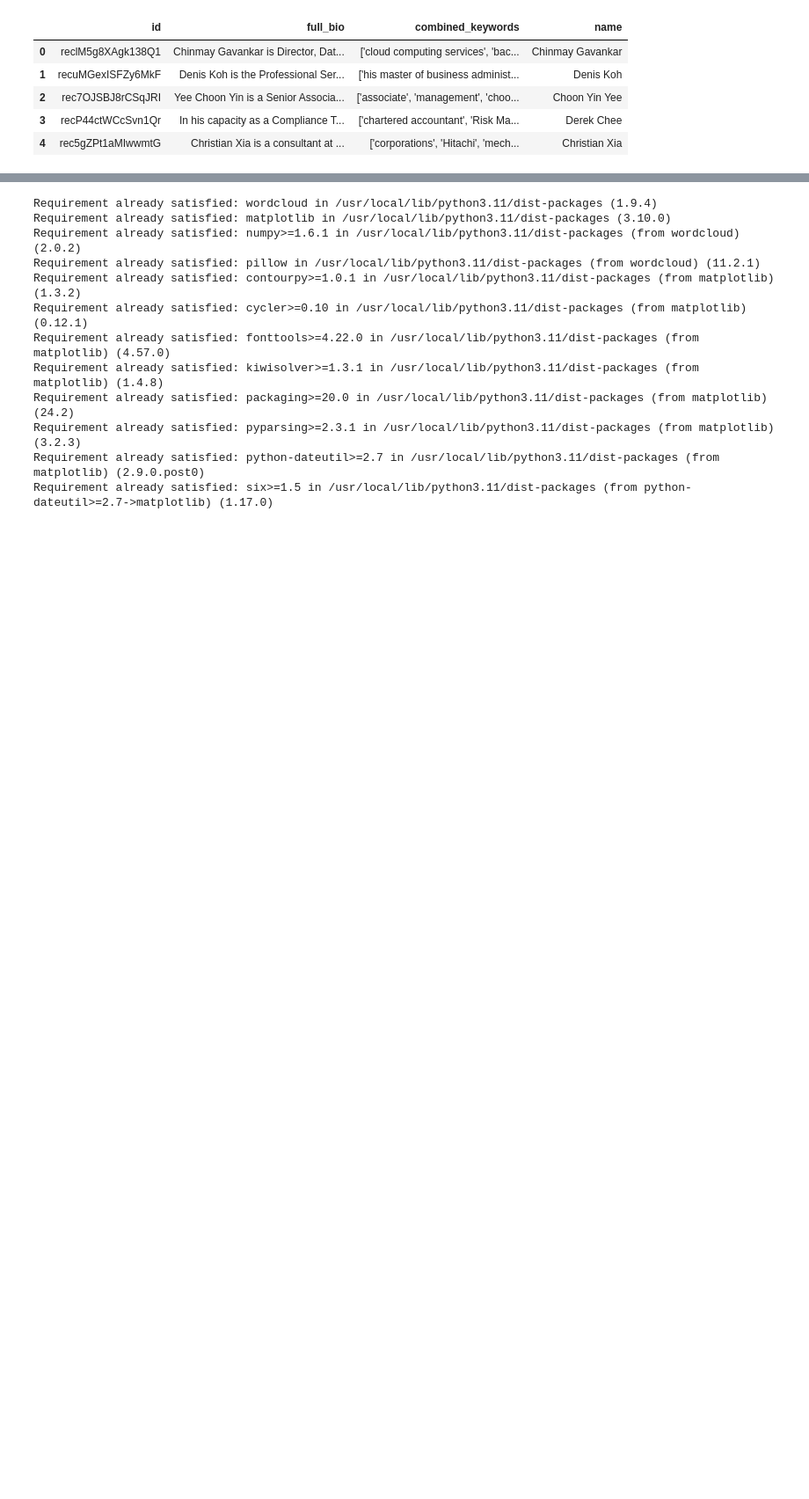
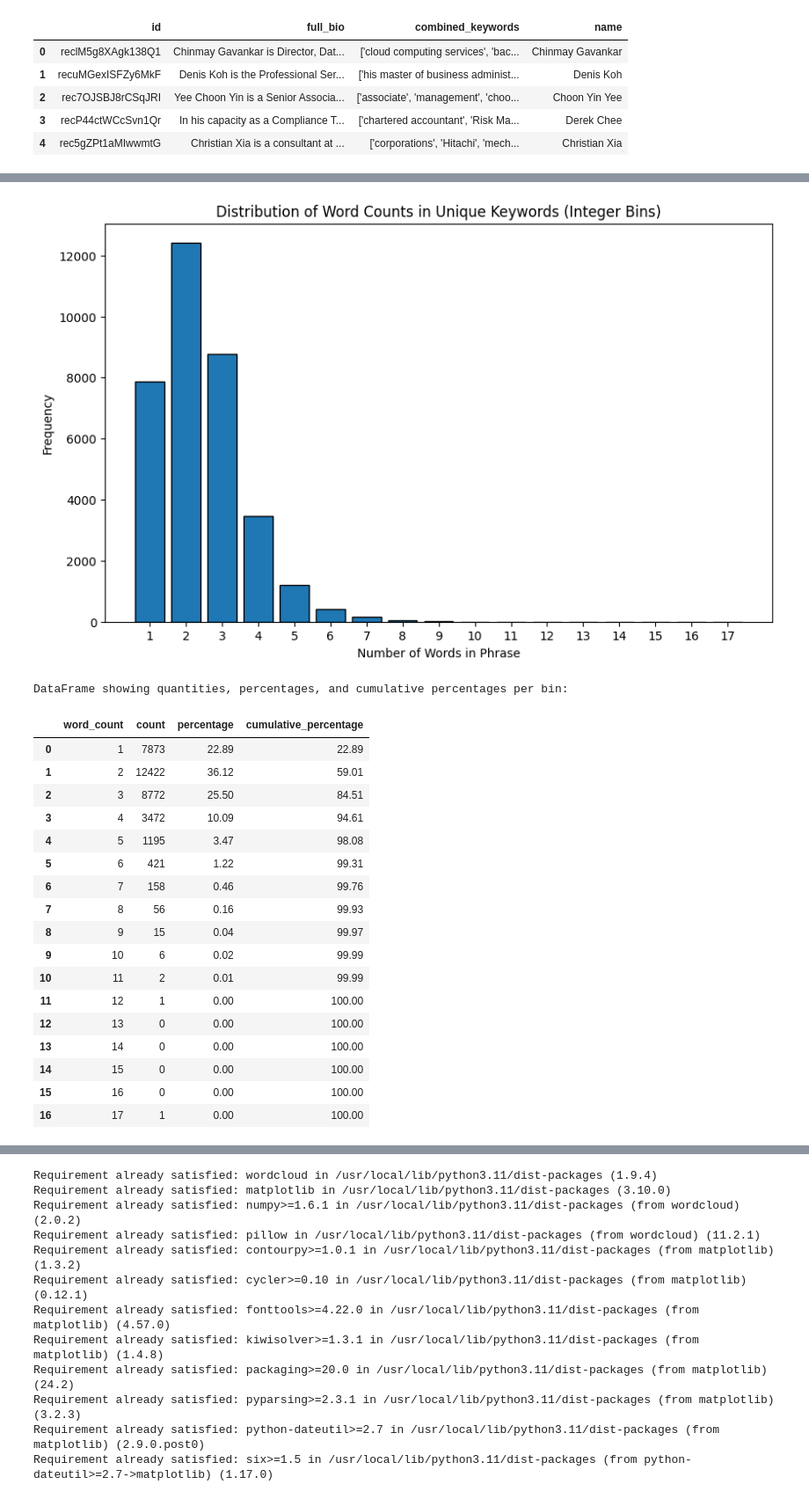
Before and after one commit to AdvisorySG/mentorship-da, a Jupyter notebook: AI-Recco/results-analysis.ipynb, the cells around one changed output, grey strips where cells are left out. Shown at 88% size. Cells and saved outputs as stored; diff of their text form; code cells hidden in the pictures; blank space fills up the shorter version.

```diff
--- a/AI-Recco/results-analysis.ipynb
+++ b/AI-Recco/results-analysis.ipynb
@@ -299,0 +342,56 @@ all_keywords_unique[:10]
+# %%
+# Determine the range of word counts
+min_word_count = df_keywords['word_count'].min()
+max_word_count = df_keywords['word_count'].max()
+
+# Create integer-based bin edges
+bins = np.arange(min_word_count - 0.5, max_word_count + 1.5, 1)
+
+plt.figure(figsize=(10, 6))
+plt.hist(df_keywords['word_count'], bins=bins, edgecolor='black', align='mid', rwidth=0.8)
+plt.xlabel('Number of Words in Phrase')
+plt.ylabel('Frequency')
+plt.title('Distribution of Word Counts in Unique Keywords (Integer Bins)')
+plt.xticks(np.arange(min_word_count, max_word_count + 1, 1))  # Ensure integer ticks on x-axis
+plt.show()
+
+# Get histogram data
+n, bins_edges = np.histogram(df_keywords['word_count'], bins=bins)
+
+# Create a DataFrame to store the bin quantities and proportions
+total_count = n.sum()  # Calculate the total number of data points
+bin_counts_df = pd.DataFrame({
+    'word_count': np.arange(min_word_count, max_word_count + 1, 1),
+    'count': n.astype(int),
+    'percentage': (n / total_count) * 100  # Calculate percentage proportion
+})
+
+# Calculate the cumulative percentage
+bin_counts_df['cumulative_percentage'] = bin_counts_df['percentage'].cumsum().map('{:.2f}'.format)
+
+# Format the percentage column to two decimal places
+bin_counts_df['percentage'] = bin_counts_df['percentage'].map('{:.2f}'.format)
+
+print("\nDataFrame showing quantities, percentages, and cumulative percentages per bin:")
+bin_counts_df
+# %% [output]
+[figure, added]
+DataFrame showing quantities, percentages, and cumulative percentages per bin:
+|  | word_count | count | percentage | cumulative_percentage |
+| 0 | 1 | 7873 | 22.89 | 22.89 |
+| 1 | 2 | 12422 | 36.12 | 59.01 |
+| 2 | 3 | 8772 | 25.50 | 84.51 |
+| 3 | 4 | 3472 | 10.09 | 94.61 |
+| 4 | 5 | 1195 | 3.47 | 98.08 |
+| 5 | 6 | 421 | 1.22 | 99.31 |
+| 6 | 7 | 158 | 0.46 | 99.76 |
+| 7 | 8 | 56 | 0.16 | 99.93 |
+| 8 | 9 | 15 | 0.04 | 99.97 |
+| 9 | 10 | 6 | 0.02 | 99.99 |
+| 10 | 11 | 2 | 0.01 | 99.99 |
+| 11 | 12 | 1 | 0.00 | 100.00 |
+| 12 | 13 | 0 | 0.00 | 100.00 |
+| 13 | 14 | 0 | 0.00 | 100.00 |
+| 14 | 15 | 0 | 0.00 | 100.00 |
+| 15 | 16 | 0 | 0.00 | 100.00 |
+| 16 | 17 | 1 | 0.00 | 100.00 |
```
Also changed, not shown: parts of 23 cells of this notebook.
